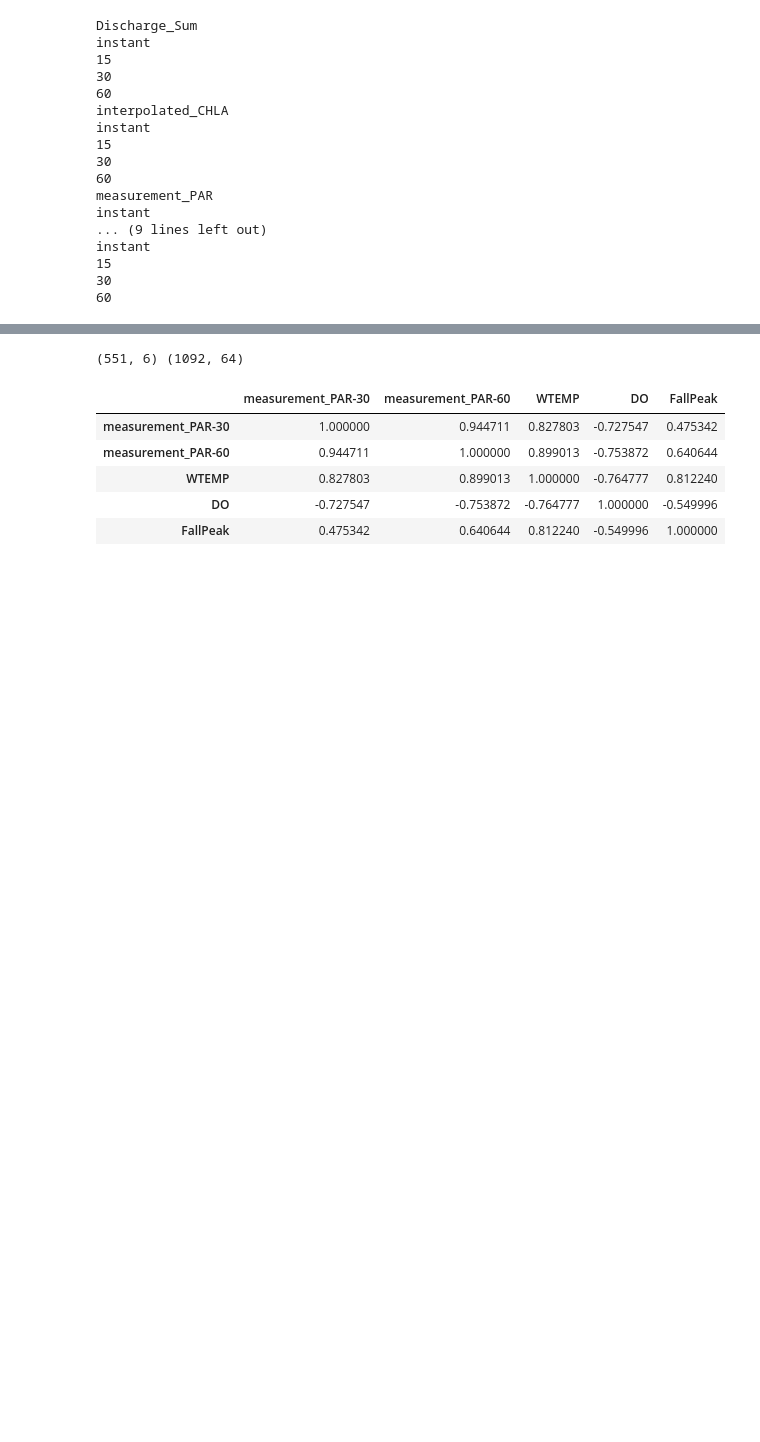
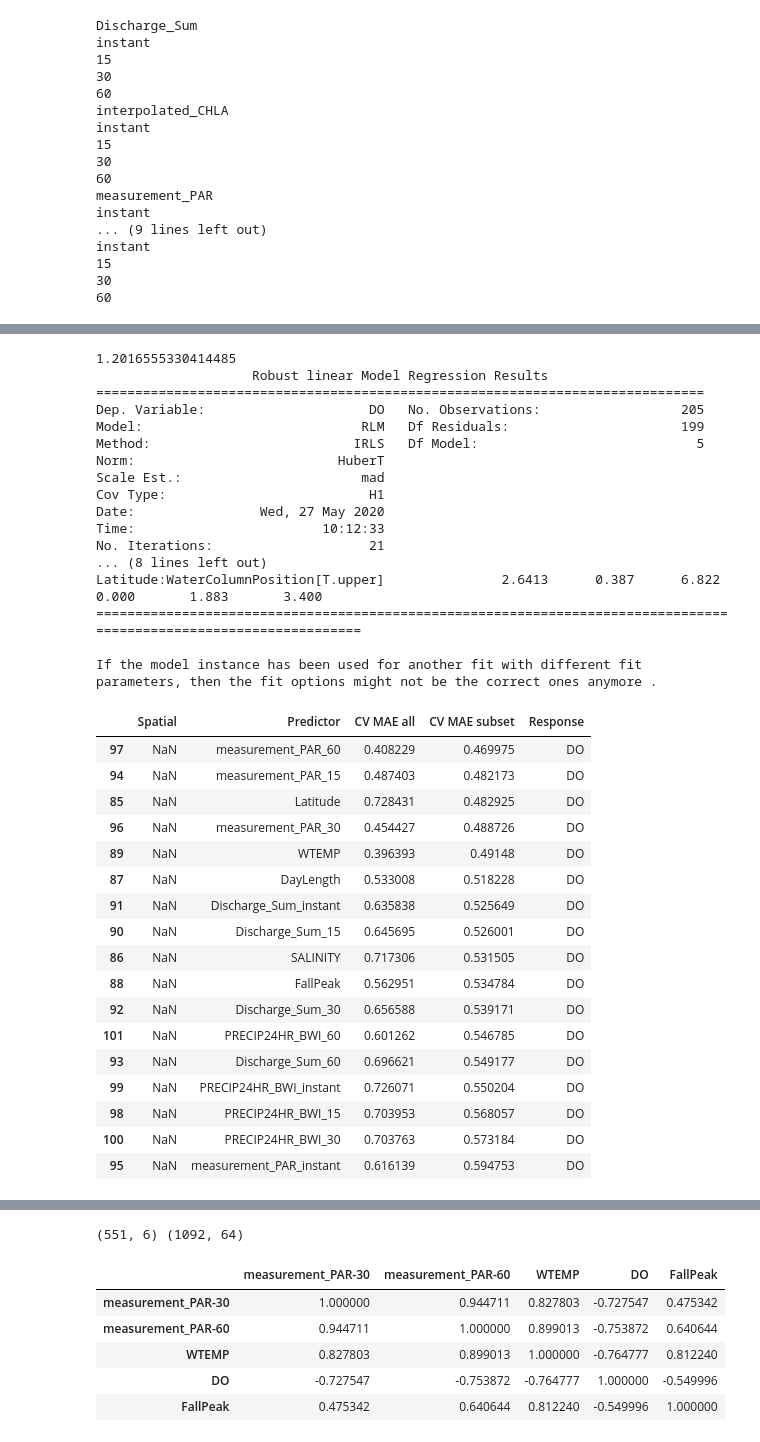
Before and after one commit to karoraw1/ChesapeakeMicrobiome, a Jupyter notebook: scripts/1_Environmental_Data_Processing.ipynb, the cells around one changed output, grey strips where cells are left out. Saved outputs shown, nothing was run; the diff lists cells and outputs as text; code cells hidden in the pictures; blank space fills up the shorter version.

```diff
--- a/scripts/1_Environmental_Data_Processing.ipynb
+++ b/scripts/1_Environmental_Data_Processing.ipynb
@@ -1352,25 +1383,37 @@ for intvl in ['instant', '15', '30', '60']:
 micro_df3['Latitude'] = micro_df3.Station.map(lat_dict)
 micro_df3['Longitude'] = micro_df3.Station.map(lon_dict)
 
+for col in everything_df3.columns:
+    if '-' in col:
+        everything_df3 = everything_df3.rename(columns={col:col.replace("-", '_')})
+
+for col in micro_df4.columns:
+    if '-' in col:
+        micro_df4 = micro_df4.rename(columns={col:col.replace("-", '_')})
+
 predictor_sets1 = ['Latitude', 'SALINITY']
 assert len([i for i in predictor_sets1 if i in list(everything_df3.columns)]) == len(predictor_sets1)
+assert len([i for i in predictor_sets1 if i in list(micro_df4.columns)]) == len(predictor_sets1)
 
 predictor_sets2 = ['DayLength', 'FallPeak', 'WTEMP',
-                   'Discharge_Sum-15', 'Discharge_Sum-instant', 'Discharge_Sum-30', 'Discharge_Sum-60',
-                   'measurement_PAR-15', 'measurement_PAR-instant', 'measurement_PAR-30', 'measurement_PAR-60',
-                   'PRECIP24HR_BWI-15', 'PRECIP24HR_BWI-instant', 'PRECIP24HR_BWI-30', 'PRECIP24HR_BWI-60']
+                   'Discharge_Sum_15', 'Discharge_Sum_instant', 'Discharge_Sum_30', 'Discharge_Sum_60',
+                   'measurement_PAR_15', 'measurement_PAR_instant', 'measurement_PAR_30', 'measurement_PAR_60',
+                   'PRECIP24HR_BWI_15', 'PRECIP24HR_BWI_instant', 'PRECIP24HR_BWI_30', 'PRECIP24HR_BWI_60']
 
 assert len([i for i in predictor_sets2 if i in list(everything_df3.columns)]) == len(predictor_sets2)
+assert len([i for i in predictor_sets2 if i in list(micro_df4.columns)]) == len(predictor_sets2)
 
 responses_set1 = ['TN', 'TP', 'CHLA', 'PHEO', 'NH4F', 'DO', 'PO4F', 'PC', 'PH',
                   'NO3F', 'NO2F', 'WTEMP', 'SALINITY']
 assert len([i for i in responses_set1 if i in list(everything_df3.columns)]) == len(responses_set1)
+assert len([i for i in responses_set1 if i in list(micro_df4.columns)]) == len(responses_set1)
 
-responses_set2 = ['WIND_RATIO_BWI-instant', 'measurement_PAR-instant',
-                  'Discharge_Sum-instant', 'PRECIP24HR_BWI-instant']
+responses_set2 = ['WIND_RATIO_BWI_instant', 'measurement_PAR_instant',
+                  'Discharge_Sum_instant', 'PRECIP24HR_BWI_instant']
 
 assert len([i for i in responses_set2 if i in list(everything_df3.columns)]) == len(responses_set2)
+assert len([i for i in responses_set2 if i in list(micro_df4.columns)]) == len(responses_set2)
 
-log_cols = ['TN', 'TP', 'CHLA', 'PHEO', 'NH4F', 'DO', 'PO4F', 'PC',
-            'NO3F', 'NO2F', 'PC']
-log_cols += [i for i in predictor_sets2 if ('-15' in i) or ('-30' in i) or ('-60' in i )]
+everything_df4 = everything_df3.copy()
+micro_df5 = micro_df4.copy()
+micro_df4.sample(1).T
@@ -1376,0 +1542,43 @@ log_cols += [i for i in predictor_sets2 if ('-15' in i) or ('-30' in i) or ('-60
+# %%
+df1 = micro_df5[['DO', 'Latitude', 'measurement_PAR_60', 'WaterColumnPosition']].dropna().drop_duplicates()
+hub_results1 = rlm('DO ~ measurement_PAR_60*WaterColumnPosition + Latitude*WaterColumnPosition', data=df1).fit()
+print(np.mean(abs(hub_results1.resid)))
+print(hub_results1.summary())
+
+model_scores[model_scores.Response == 'DO'].sort_values(by='CV MAE subset')
+# %% [output]
+1.2016555330414485
+                    Robust linear Model Regression Results
+==============================================================================
+Dep. Variable:                     DO   No. Observations:                  205
+Model:                            RLM   Df Residuals:                      199
+Method:                          IRLS   Df Model:                            5
+Norm:                          HuberT
+Scale Est.:                       mad
+Cov Type:                          H1
+Date:                Wed, 27 May 2020
+Time:                        10:12:33
+No. Iterations:                    21
+... (8 lines left out)
+Latitude:WaterColumnPosition[T.upper]               2.6413      0.387      6.822      0.000       1.883       3.400
+===================================================================================================================
+
+If the model instance has been used for another fit with different fit parameters, then the fit options might not be the correct ones anymore .
+|  | Spatial | Predictor | CV MAE all | CV MAE subset | Response |
+| 97 | NaN | measurement_PAR_60 | 0.408229 | 0.469975 | DO |
+| 94 | NaN | measurement_PAR_15 | 0.487403 | 0.482173 | DO |
+| 85 | NaN | Latitude | 0.728431 | 0.482925 | DO |
+| 96 | NaN | measurement_PAR_30 | 0.454427 | 0.488726 | DO |
+| 89 | NaN | WTEMP | 0.396393 | 0.49148 | DO |
+| 87 | NaN | DayLength | 0.533008 | 0.518228 | DO |
+| 91 | NaN | Discharge_Sum_instant | 0.635838 | 0.525649 | DO |
+| 90 | NaN | Discharge_Sum_15 | 0.645695 | 0.526001 | DO |
+| 86 | NaN | SALINITY | 0.717306 | 0.531505 | DO |
+| 88 | NaN | FallPeak | 0.562951 | 0.534784 | DO |
+| 92 | NaN | Discharge_Sum_30 | 0.656588 | 0.539171 | DO |
+| 101 | NaN | PRECIP24HR_BWI_60 | 0.601262 | 0.546785 | DO |
+| 93 | NaN | Discharge_Sum_60 | 0.696621 | 0.549177 | DO |
+| 99 | NaN | PRECIP24HR_BWI_instant | 0.726071 | 0.550204 | DO |
+| 98 | NaN | PRECIP24HR_BWI_15 | 0.703953 | 0.568057 | DO |
+| 100 | NaN | PRECIP24HR_BWI_30 | 0.703763 | 0.573184 | DO |
+| 95 | NaN | measurement_PAR_instant | 0.616139 | 0.594753 | DO |
```
Also changed, not shown: parts of 16 cells of this notebook, 5 other files.
